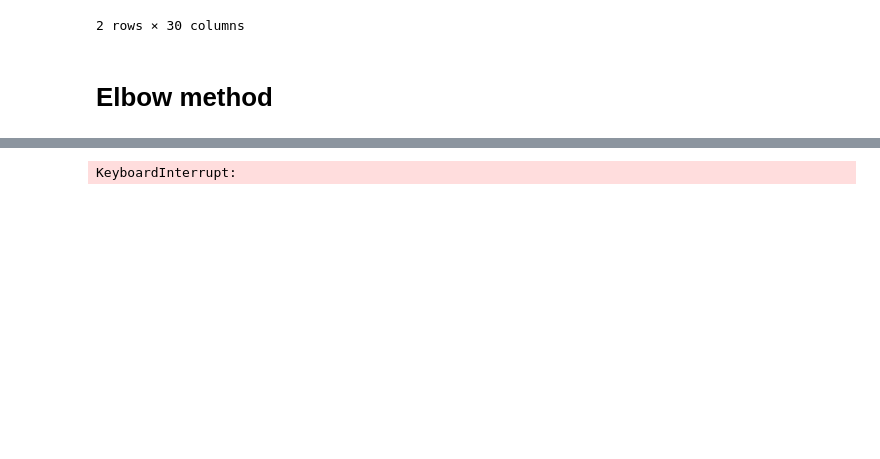
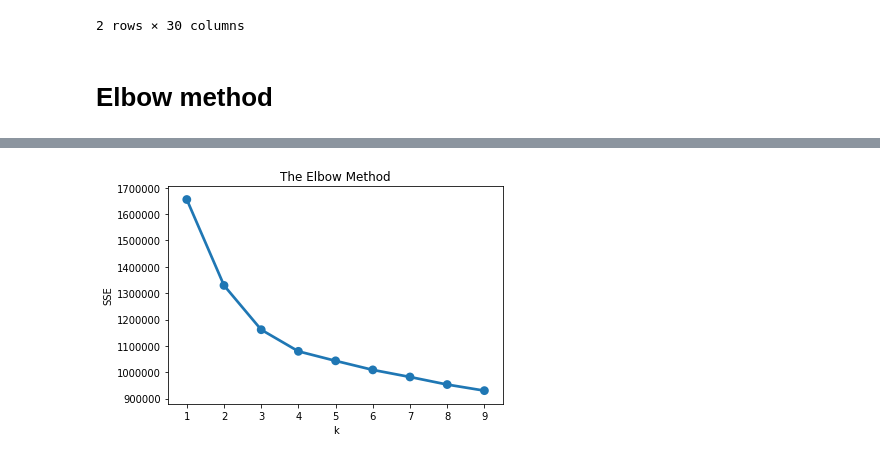
Before and after one commit to aldocampos/codenation_projeto_final, a Jupyter notebook: codenation_desafio_final.ipynb, the cells around one changed output, grey strips where cells are left out. Saved outputs shown, nothing was run; the diff lists cells and outputs as text; code cells hidden in the pictures; blank space fills up the shorter version.

```diff
--- a/codenation_desafio_final.ipynb
+++ b/codenation_desafio_final.ipynb
@@ -30,4 +26,4 @@ df3 = pd.read_csv(r'C:\Users\Aldo.Campos\Documents\Particular\Codenation\desafio
 df3['portfolio_3']=3
 #df.to_sql('estaticos_portfolio3',connTo,index=False)
 # %%
-df = pd.read_csv(r'C:\Users\Aldo.Campos\Documents\Particular\Codenation\desafio_final\estaticos_market.csv',index_col=0)
+df = pd.read_csv(r'C:\Users\Aldo.Campos\Documents\Particular\Codenation\codenation\estaticos_market.csv',index_col=0)
@@ -254,9 +230,9 @@ import datetime
 
 sse = {}
 
-for k in range(1, 30):
-    print(k)
-    print(datetime.datetime.now())
+for k in range(1, 10):
+    #print(k)
+    #print(datetime.datetime.now())
     kmeans = KMeans(n_clusters=k, random_state=1)
     kmeans.fit(data_encoded_normalized)
     sse[k] = kmeans.inertia_
@@ -286,2 +244,2 @@ plt.show()
-KeyboardInterrupt:
+[figure, added]
 # %%
```
Also changed, not shown: parts of 16 cells of this notebook, 2 other files.
